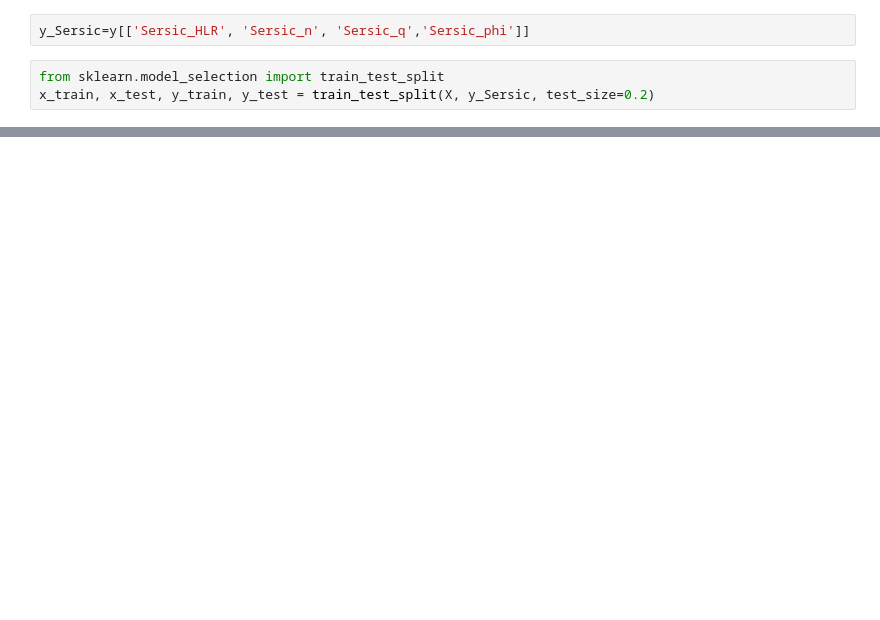
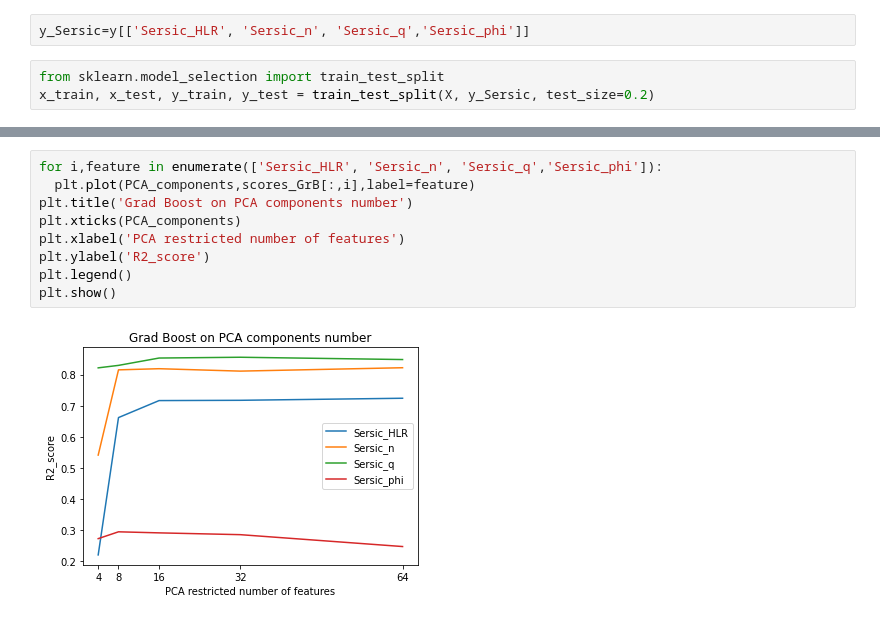
Before and after one commit to egorssed/Astrophysics, a Jupyter notebook: Latent_space_prediction.ipynb, the cells around one changed output, grey strips where cells are left out. Drawn from its saved outputs; the diff is of its cells as text; blank space fills up the shorter version.

```diff
--- a/Latent_space_prediction.ipynb
+++ b/Latent_space_prediction.ipynb
@@ -72,0 +123,11 @@ r2_score(y_test,grB.predict(x_test))
+# %%
+for i,feature in enumerate(['Sersic_HLR', 'Sersic_n', 'Sersic_q','Sersic_phi']):
+  plt.plot(PCA_components,scores_GrB[:,i],label=feature)
+plt.title('Grad Boost on PCA components number')
+plt.xticks(PCA_components)
+plt.xlabel('PCA restricted number of features')
+plt.ylabel('R2_score')
+plt.legend()
+plt.show()
+# %% [output]
+[figure, added]
```
Also changed, not shown: parts of 25 cells of this notebook.
